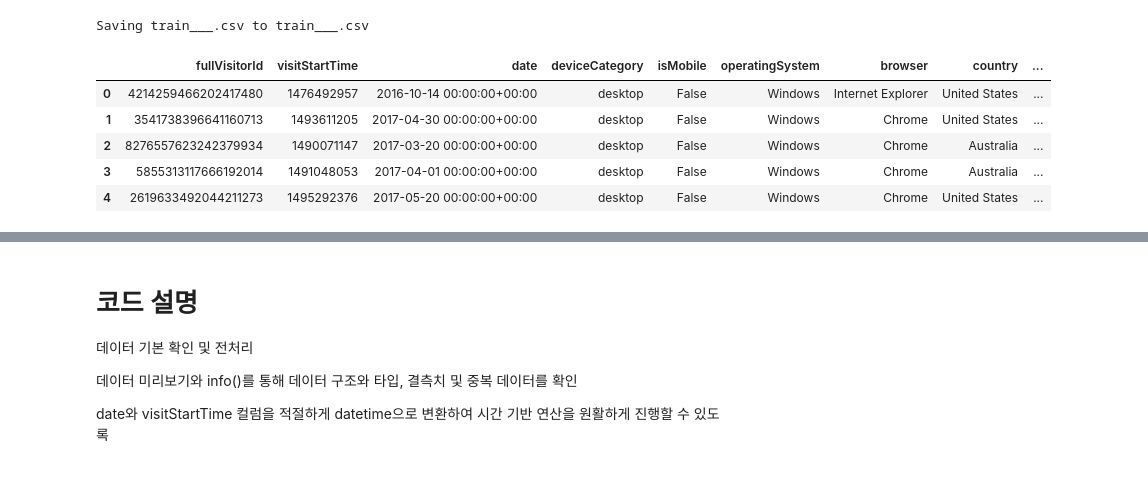
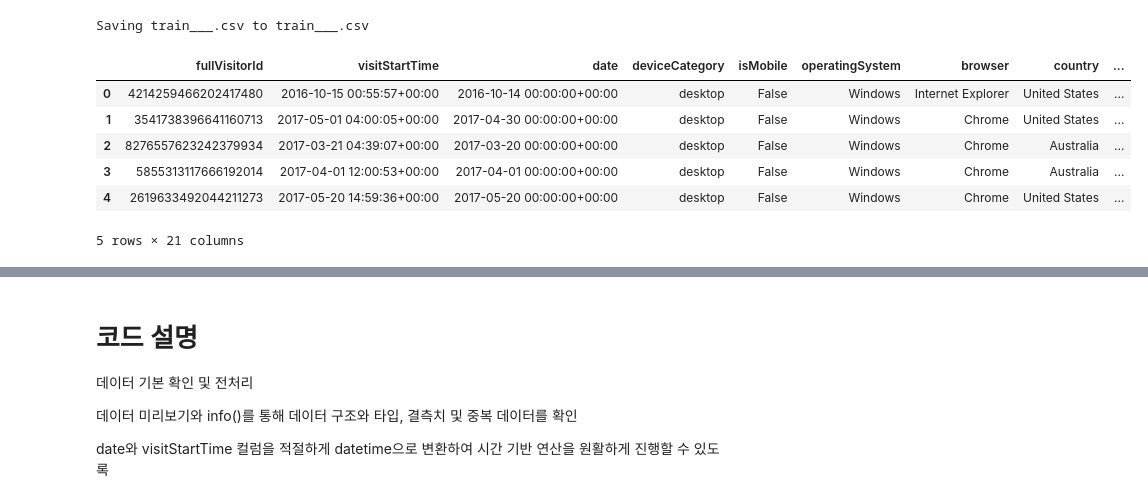
Before and after one commit to SeounghwanPark/first-repository, a Jupyter notebook: MQ08_C1_0410.ipynb, the cells around one changed output, grey strips where cells are left out. Drawn from its saved outputs; the diff is of its cells as text; code cells hidden in the pictures.

```diff
--- a/MQ08_C1_0410.ipynb
+++ b/MQ08_C1_0410.ipynb
@@ -52,19 +52,20 @@ Saving train___.csv to train___.csv
 # %%
 import pandas as pd
 from IPython.display import display
 
 # titanic.csv 파일 읽기
-df = pd.read_csv('train___.csv')
+df = pd.read_csv('cohort_data_for_mixpanel_amplitude.csv')
 
 # DataFrame을 테이블 형태로 출력
 display(df.head())
 # %% [output]
 |  | fullVisitorId | visitStartTime | date | deviceCategory | isMobile | operatingSystem | browser | country | ... |
-| 0 | 4214259466202417480 | 1476492957 | 2016-10-14 00:00:00+00:00 | desktop | False | Windows | Internet Explorer | United States | ... |
-| 1 | 3541738396641160713 | 1493611205 | 2017-04-30 00:00:00+00:00 | desktop | False | Windows | Chrome | United States | ... |
-| 2 | 8276557623242379934 | 1490071147 | 2017-03-20 00:00:00+00:00 | desktop | False | Windows | Chrome | Australia | ... |
-| 3 | 5855313117666192014 | 1491048053 | 2017-04-01 00:00:00+00:00 | desktop | False | Windows | Chrome | Australia | ... |
-| 4 | 2619633492044211273 | 1495292376 | 2017-05-20 00:00:00+00:00 | desktop | False | Windows | Chrome | United States | ... |
+| 0 | 4214259466202417480 | 2016-10-15 00:55:57+00:00 | 2016-10-14 00:00:00+00:00 | desktop | False | Windows | Internet Explorer | United States | ... |
+| 1 | 3541738396641160713 | 2017-05-01 04:00:05+00:00 | 2017-04-30 00:00:00+00:00 | desktop | False | Windows | Chrome | United States | ... |
+| 2 | 8276557623242379934 | 2017-03-21 04:39:07+00:00 | 2017-03-20 00:00:00+00:00 | desktop | False | Windows | Chrome | Australia | ... |
+| 3 | 5855313117666192014 | 2017-04-01 12:00:53+00:00 | 2017-04-01 00:00:00+00:00 | desktop | False | Windows | Chrome | Australia | ... |
+| 4 | 2619633492044211273 | 2017-05-20 14:59:36+00:00 | 2017-05-20 00:00:00+00:00 | desktop | False | Windows | Chrome | United States | ... |
+5 rows × 21 columns
 # %%
 # 2. 데이터 기초 EDA
 import pandas as pd
```
Also changed, not shown: parts of 32 cells of this notebook.
